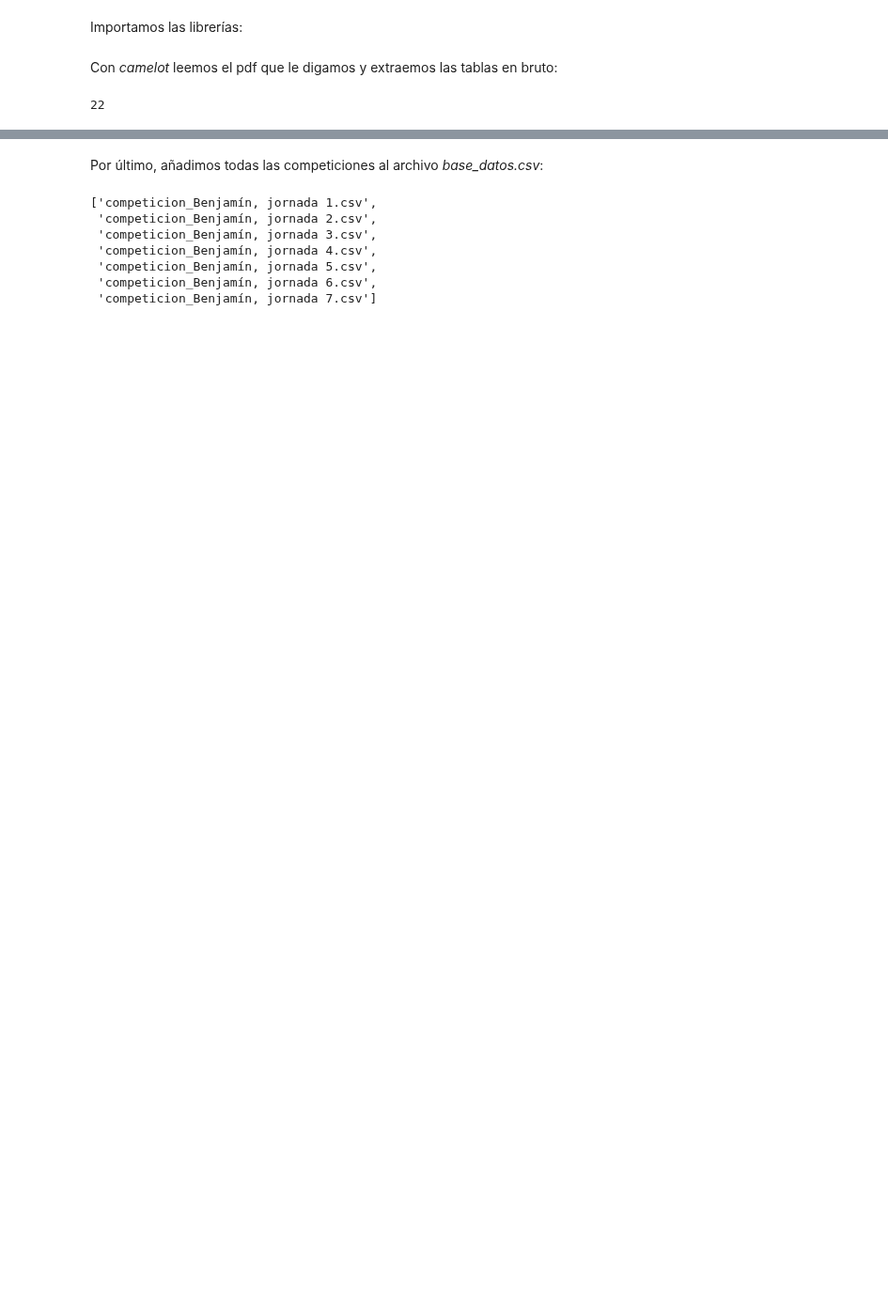
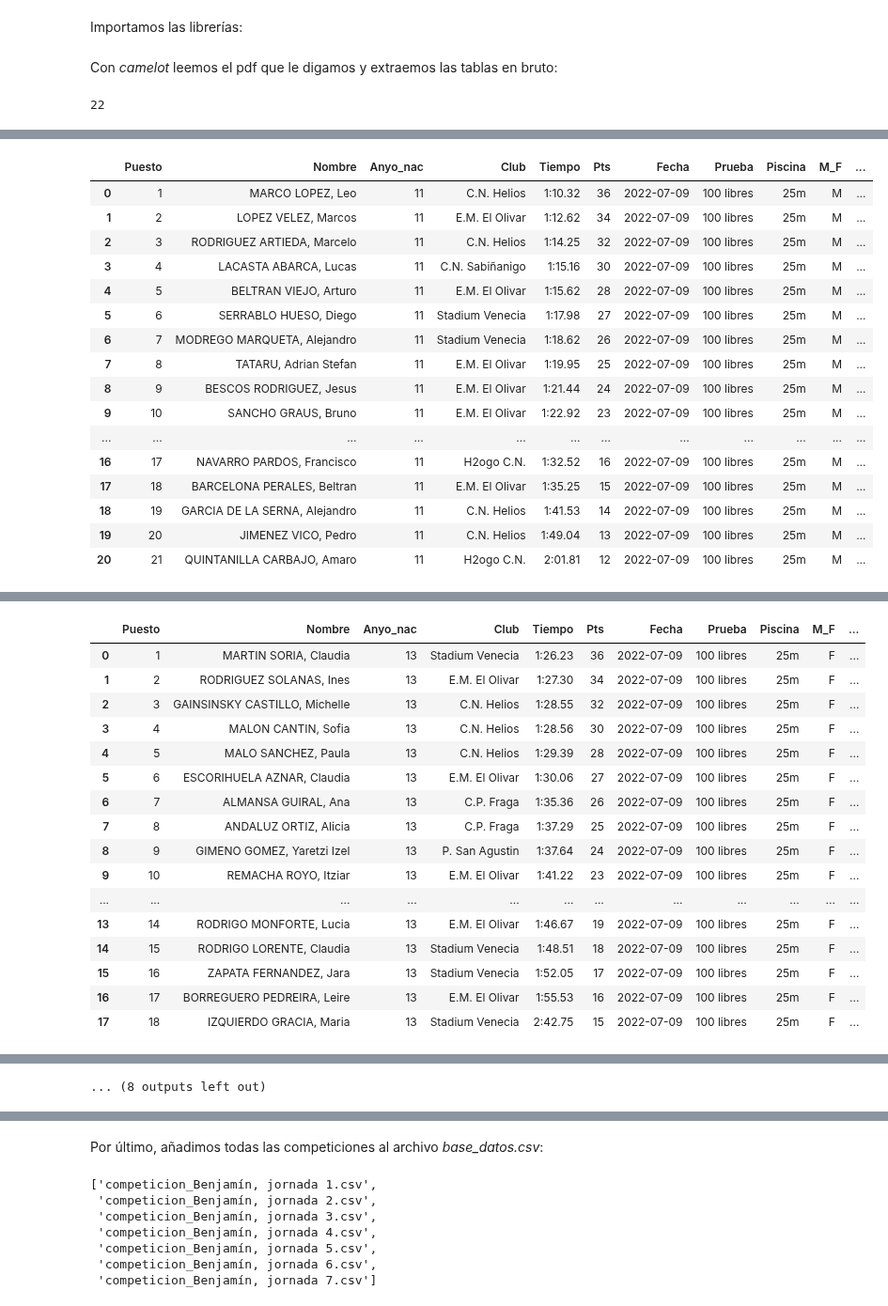
Before and after one commit to crdguez/dashboard_natacion, a Jupyter notebook: importar_datos/importar_datos_09_07_22.ipynb, the cells around one changed output, grey strips where cells are left out. Shown at 94% size. Cells and saved outputs as stored; diff of their text form; code cells hidden in the pictures; blank space fills up the shorter version.

```diff
--- a/importar_datos/importar_datos_09_07_22.ipynb
+++ b/importar_datos/importar_datos_09_07_22.ipynb
@@ -538,0 +319,32 @@ campos_calculados(pd.concat(lista_df)).to_csv('competicion_'+competicion+'.csv',
+# %%
+# Liga Benjamin
+
+competicion = 'Benjamín, Campeonato de Aragón'
+lugar = 'E.M. El Olivar'
+fecha = datetime.datetime(2022,7,9)
+
+lista_df=[tabla_a_datos(ti, fila_datos = 0, fecha=fecha, prueba=dic_tablas[i][0], m_f=dic_tablas[i][1], tipo=1, competicion=competicion, lugar= lugar) for i, ti in enumerate(tablas)]
+
+for d in lista_df :
+    display(d)
+
+
+campos_calculados(pd.concat(lista_df)).to_csv('competicion_'+competicion+'.csv', index=False)
+# %% [output]
+|  | Puesto | Nombre | Anyo_nac | Club | Tiempo | Pts | Fecha | Prueba | Piscina | M_F | ... |
+| 0 | 1 | MARCO LOPEZ, Leo | 11 | C.N. Helios | 1:10.32 | 36 | 2022-07-09 | 100 libres | 25m | M | ... |
+| 1 | 2 | LOPEZ VELEZ, Marcos | 11 | E.M. El Olivar | 1:12.62 | 34 | 2022-07-09 | 100 libres | 25m | M | ... |
+| 2 | 3 | RODRIGUEZ ARTIEDA, Marcelo | 11 | C.N. Helios | 1:14.25 | 32 | 2022-07-09 | 100 libres | 25m | M | ... |
+| 3 | 4 | LACASTA ABARCA, Lucas | 11 | C.N. Sabiñanigo | 1:15.16 | 30 | 2022-07-09 | 100 libres | 25m | M | ... |
+| 4 | 5 | BELTRAN VIEJO, Arturo | 11 | E.M. El Olivar | 1:15.62 | 28 | 2022-07-09 | 100 libres | 25m | M | ... |
+| 5 | 6 | SERRABLO HUESO, Diego | 11 | Stadium Venecia | 1:17.98 | 27 | 2022-07-09 | 100 libres | 25m | M | ... |
+| 6 | 7 | MODREGO MARQUETA, Alejandro | 11 | Stadium Venecia | 1:18.62 | 26 | 2022-07-09 | 100 libres | 25m | M | ... |
+| 7 | 8 | TATARU, Adrian Stefan | 11 | E.M. El Olivar | 1:19.95 | 25 | 2022-07-09 | 100 libres | 25m | M | ... |
+| 8 | 9 | BESCOS RODRIGUEZ, Jesus | 11 | E.M. El Olivar | 1:21.44 | 24 | 2022-07-09 | 100 libres | 25m | M | ... |
+| 9 | 10 | SANCHO GRAUS, Bruno | 11 | E.M. El Olivar | 1:22.92 | 23 | 2022-07-09 | 100 libres | 25m | M | ... |
+| ... | ... | ... | ... | ... | ... | ... | ... | ... | ... | ... | ... |
+| 16 | 17 | NAVARRO PARDOS, Francisco | 11 | H2ogo C.N. | 1:32.52 | 16 | 2022-07-09 | 100 libres | 25m | M | ... |
+| 17 | 18 | BARCELONA PERALES, Beltran | 11 | E.M. El Olivar | 1:35.25 | 15 | 2022-07-09 | 100 libres | 25m | M | ... |
+| 18 | 19 | GARCIA DE LA SERNA, Alejandro | 11 | C.N. Helios | 1:41.53 | 14 | 2022-07-09 | 100 libres | 25m | M | ... |
+| 19 | 20 | JIMENEZ VICO, Pedro | 11 | C.N. Helios | 1:49.04 | 13 | 2022-07-09 | 100 libres | 25m | M | ... |
+| 20 | 21 | QUINTANILLA CARBAJO, Amaro | 11 | H2ogo C.N. | 2:01.81 | 12 | 2022-07-09 | 100 libres | 25m | M | ... |
@@ -538,0 +368,17 @@ campos_calculados(pd.concat(lista_df)).to_csv('competicion_'+competicion+'.csv',
+|  | Puesto | Nombre | Anyo_nac | Club | Tiempo | Pts | Fecha | Prueba | Piscina | M_F | ... |
+| 0 | 1 | MARTIN SORIA, Claudia | 13 | Stadium Venecia | 1:26.23 | 36 | 2022-07-09 | 100 libres | 25m | F | ... |
+| 1 | 2 | RODRIGUEZ SOLANAS, Ines | 13 | E.M. El Olivar | 1:27.30 | 34 | 2022-07-09 | 100 libres | 25m | F | ... |
+| 2 | 3 | GAINSINSKY CASTILLO, Michelle | 13 | C.N. Helios | 1:28.55 | 32 | 2022-07-09 | 100 libres | 25m | F | ... |
+| 3 | 4 | MALON CANTIN, Sofia | 13 | C.N. Helios | 1:28.56 | 30 | 2022-07-09 | 100 libres | 25m | F | ... |
+| 4 | 5 | MALO SANCHEZ, Paula | 13 | C.N. Helios | 1:29.39 | 28 | 2022-07-09 | 100 libres | 25m | F | ... |
+| 5 | 6 | ESCORIHUELA AZNAR, Claudia | 13 | E.M. El Olivar | 1:30.06 | 27 | 2022-07-09 | 100 libres | 25m | F | ... |
+| 6 | 7 | ALMANSA GUIRAL, Ana | 13 | C.P. Fraga | 1:35.36 | 26 | 2022-07-09 | 100 libres | 25m | F | ... |
+| 7 | 8 | ANDALUZ ORTIZ, Alicia | 13 | C.P. Fraga | 1:37.29 | 25 | 2022-07-09 | 100 libres | 25m | F | ... |
+| 8 | 9 | GIMENO GOMEZ, Yaretzi Izel | 13 | P. San Agustin | 1:37.64 | 24 | 2022-07-09 | 100 libres | 25m | F | ... |
+| 9 | 10 | REMACHA ROYO, Itziar | 13 | E.M. El Olivar | 1:41.22 | 23 | 2022-07-09 | 100 libres | 25m | F | ... |
+| ... | ... | ... | ... | ... | ... | ... | ... | ... | ... | ... | ... |
+| 13 | 14 | RODRIGO MONFORTE, Lucia | 13 | E.M. El Olivar | 1:46.67 | 19 | 2022-07-09 | 100 libres | 25m | F | ... |
+| 14 | 15 | RODRIGO LORENTE, Claudia | 13 | Stadium Venecia | 1:48.51 | 18 | 2022-07-09 | 100 libres | 25m | F | ... |
+| 15 | 16 | ZAPATA FERNANDEZ, Jara | 13 | Stadium Venecia | 1:52.05 | 17 | 2022-07-09 | 100 libres | 25m | F | ... |
+| 16 | 17 | BORREGUERO PEDREIRA, Leire | 13 | E.M. El Olivar | 1:55.53 | 16 | 2022-07-09 | 100 libres | 25m | F | ... |
+| 17 | 18 | IZQUIERDO GRACIA, Maria | 13 | Stadium Venecia | 2:42.75 | 15 | 2022-07-09 | 100 libres | 25m | F | ... |
@@ -539,3 +538,4 @@ campos_calculados(pd.concat(lista_df)).to_csv('competicion_'+competicion+'.csv',
+... (8 outputs left out)
 # %%
 # Resumen de datos
 
```
Also changed, not shown: parts of 15 cells of this notebook, 2 other files.
